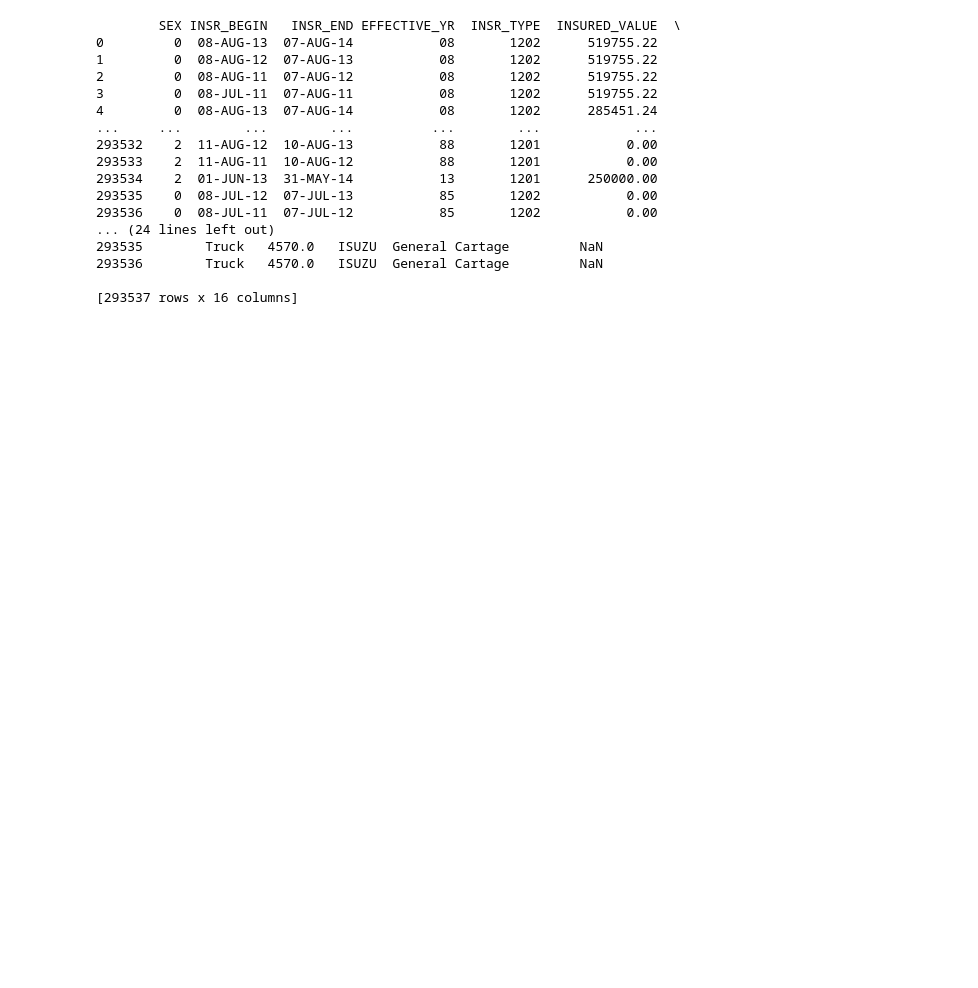
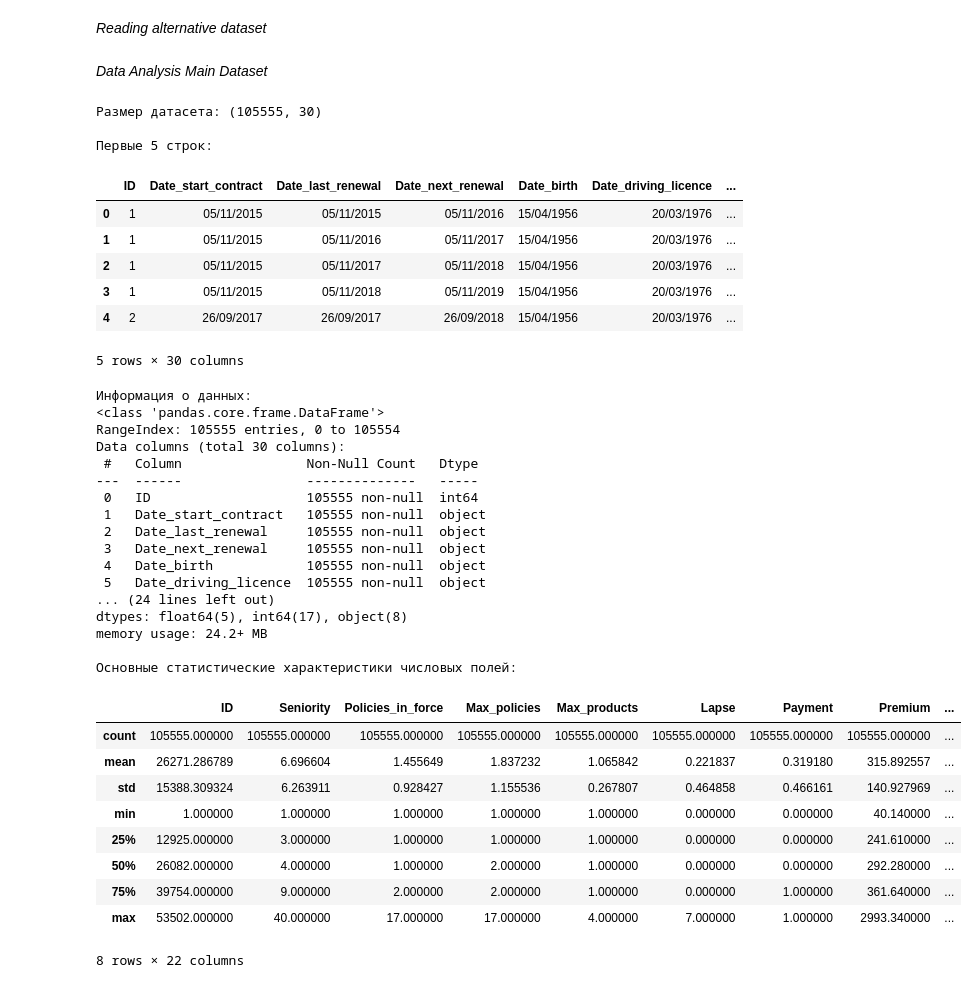
Before and after one commit to topskier/data_science, a Jupyter notebook: diploma_polytech/code/dataSetPreview.ipynb, the cells around one changed output. Drawn from its saved outputs; the diff is of its cells as text; code cells hidden in the pictures; blank space fills up the shorter version.

```diff
--- a/diploma_polytech/code/dataSetPreview.ipynb
+++ b/diploma_polytech/code/dataSetPreview.ipynb
@@ -38,21 +44,56 @@ print(data)
+# %% [markdown]
+*Reading alternative dataset*
 # %%
-data = pd.read_csv('D:/maga_poly/диплом/diploma_polytech/data/raw/motor_data1.csv', index_col= False)
-print(data)
+# data = pd.read_csv('D:/maga_poly/диплом/diploma_polytech/data/raw/motor_data1.csv', index_col= False)
+# print(data)
-# %% [output]
-        SEX INSR_BEGIN   INSR_END EFFECTIVE_YR  INSR_TYPE  INSURED_VALUE  \
-0         0  08-AUG-13  07-AUG-14           08       1202      519755.22
-1         0  08-AUG-12  07-AUG-13           08       1202      519755.22
-2         0  08-AUG-11  07-AUG-12           08       1202      519755.22
-3         0  08-JUL-11  07-AUG-11           08       1202      519755.22
-4         0  08-AUG-13  07-AUG-14           08       1202      285451.24
-...     ...        ...        ...          ...        ...            ...
-293532    2  11-AUG-12  10-AUG-13           88       1201           0.00
-293533    2  11-AUG-11  10-AUG-12           88       1201           0.00
-293534    2  01-JUN-13  31-MAY-14           13       1201      250000.00
-293535    0  08-JUL-12  07-JUL-13           85       1202           0.00
-293536    0  08-JUL-11  07-JUL-12           85       1202           0.00
-... (24 lines left out)
-293535        Truck   4570.0   ISUZU  General Cartage         NaN
-293536        Truck   4570.0   ISUZU  General Cartage         NaN
-
-[293537 rows x 16 columns]
+# %% [markdown]
+*Data Analysis Main Dataset*
+# %%
+# 1. Первый взгляд на данные
+print("Размер датасета:", data.shape)
+print("\nПервые 5 строк:")
+display(data.head())
+
+print("\nИнформация о данных:")
+data.info()
+
+print("\nОсновные статистические характеристики числовых полей:")
+display(data.describe())
+# %% [output]
+Размер датасета: (105555, 30)
+
+Первые 5 строк:
+|  | ID | Date_start_contract | Date_last_renewal | Date_next_renewal | Date_birth | Date_driving_licence | ... |
+| 0 | 1 | 05/11/2015 | 05/11/2015 | 05/11/2016 | 15/04/1956 | 20/03/1976 | ... |
+| 1 | 1 | 05/11/2015 | 05/11/2016 | 05/11/2017 | 15/04/1956 | 20/03/1976 | ... |
+| 2 | 1 | 05/11/2015 | 05/11/2017 | 05/11/2018 | 15/04/1956 | 20/03/1976 | ... |
+| 3 | 1 | 05/11/2015 | 05/11/2018 | 05/11/2019 | 15/04/1956 | 20/03/1976 | ... |
+| 4 | 2 | 26/09/2017 | 26/09/2017 | 26/09/2018 | 15/04/1956 | 20/03/1976 | ... |
+5 rows × 30 columns
+Информация о данных:
+<class 'pandas.core.frame.DataFrame'>
+RangeIndex: 105555 entries, 0 to 105554
+Data columns (total 30 columns):
+ #   Column                Non-Null Count   Dtype
+---  ------                --------------   -----
+ 0   ID                    105555 non-null  int64
+ 1   Date_start_contract   105555 non-null  object
+ 2   Date_last_renewal     105555 non-null  object
+ 3   Date_next_renewal     105555 non-null  object
+ 4   Date_birth            105555 non-null  object
+ 5   Date_driving_licence  105555 non-null  object
+... (24 lines left out)
+dtypes: float64(5), int64(17), object(8)
+memory usage: 24.2+ MB
+
+Основные статистические характеристики числовых полей:
+|  | ID | Seniority | Policies_in_force | Max_policies | Max_products | Lapse | Payment | Premium | ... |
+| count | 105555.000000 | 105555.000000 | 105555.000000 | 105555.000000 | 105555.000000 | 105555.000000 | 105555.000000 | 105555.000000 | ... |
+| mean | 26271.286789 | 6.696604 | 1.455649 | 1.837232 | 1.065842 | 0.221837 | 0.319180 | 315.892557 | ... |
+| std | 15388.309324 | 6.263911 | 0.928427 | 1.155536 | 0.267807 | 0.464858 | 0.466161 | 140.927969 | ... |
+| min | 1.000000 | 1.000000 | 1.000000 | 1.000000 | 1.000000 | 0.000000 | 0.000000 | 40.140000 | ... |
+| 25% | 12925.000000 | 3.000000 | 1.000000 | 1.000000 | 1.000000 | 0.000000 | 0.000000 | 241.610000 | ... |
+| 50% | 26082.000000 | 4.000000 | 1.000000 | 2.000000 | 1.000000 | 0.000000 | 0.000000 | 292.280000 | ... |
+| 75% | 39754.000000 | 9.000000 | 2.000000 | 2.000000 | 1.000000 | 0.000000 | 1.000000 | 361.640000 | ... |
+| max | 53502.000000 | 40.000000 | 17.000000 | 17.000000 | 4.000000 | 7.000000 | 1.000000 | 2993.340000 | ... |
+8 rows × 22 columns
```
Also changed, not shown: parts of 7 cells of this notebook, 1 other file.
